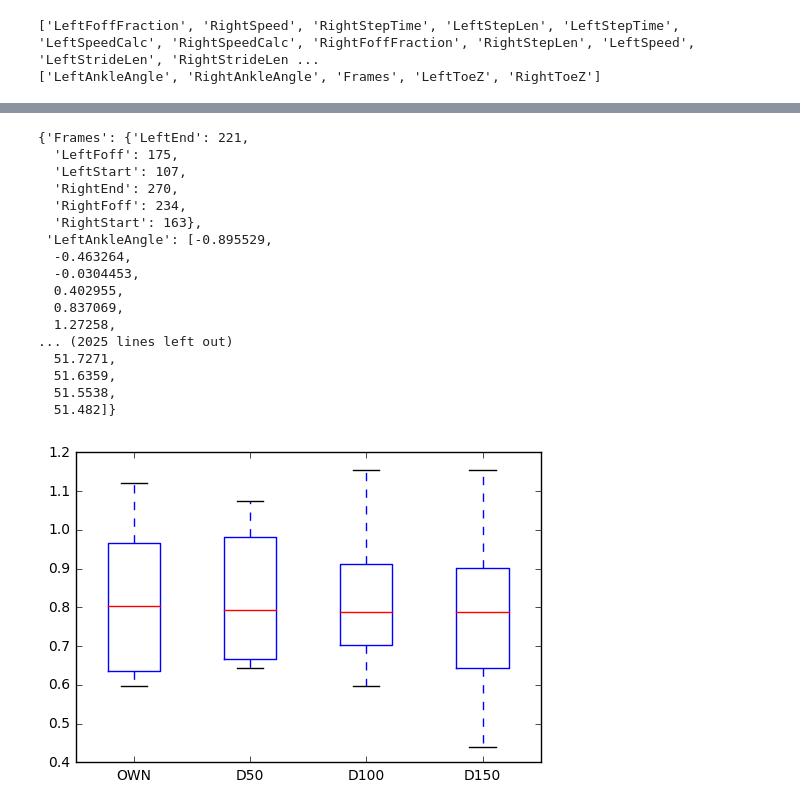
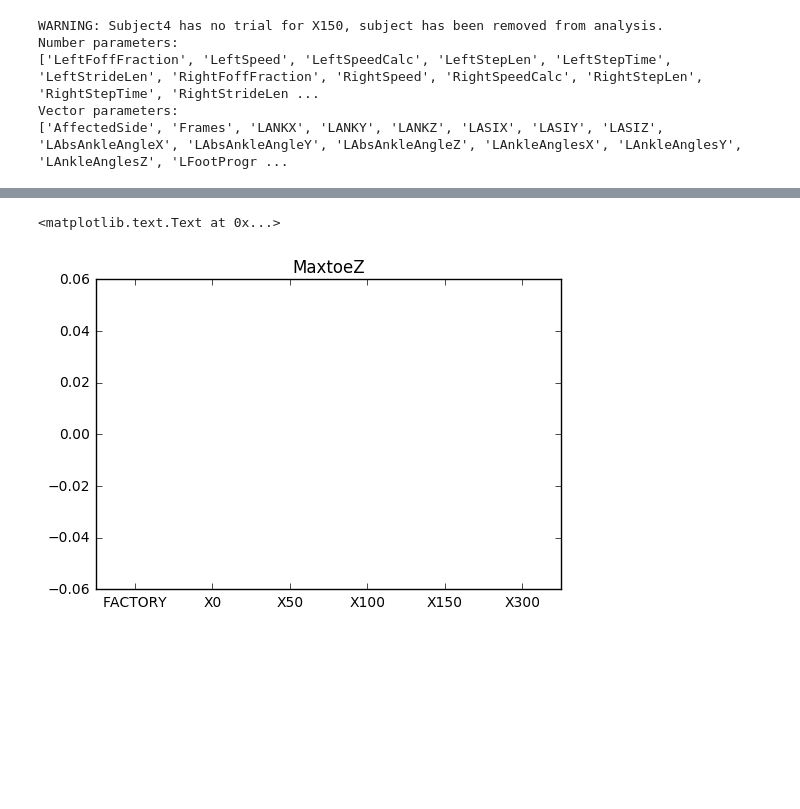
Before and after one commit to simonserenity/nexus-kinematics, a Jupyter notebook: Boxplot.ipynb, the cells around one changed output, grey strips where cells are left out. Cells and saved outputs as stored; diff of their text form; code cells hidden in the pictures; blank space fills up the shorter version.

```diff
--- a/Boxplot.ipynb
+++ b/Boxplot.ipynb
@@ -1,42 +1,60 @@
 # %%
 import pickle
+import numpy as np
 from matplotlib import pyplot as plt
 subjects = {}
-subjectslist = ['Subject1','Subject2','Subject3','Subject4','Subject6','Subject8','Subject9','Subject10','Subject11','Subject12']
+subjectslist = ['Subject2','Subject3','Subject4','Subject7','Subject8','Subject9','Subject10','Subject11','Subject12']
 for n in subjectslist:
     file = n + '.pkl'
-    fileopen = open('MScDataAnalysis/'+file, 'rb')
+    fileopen = open(file, 'rb')
     subjects[n] = pickle.load(fileopen)
     fileopen.close()
     trialnames = list(set(subjects[n].keys()))
 # %%
-trials = ['OWN','D50','D100','D150']
+trials = ['FACTORY','X0','X50','X100','X150','X300']
 paramnames = [x for x in subjects[subjectslist[0]][trials[0]] if type(subjects[subjectslist[0]][trials[0]][x]) is float]
-print(paramnames)
+for subject in subjectslist:
+    for trial in trials:
+        if not subjects[subject][trial]:
+            subjectslist.remove(subject)
+            print('WARNING: %s has no trial for %s, subject has been removed from analysis.' %(subject,trial))
+print('Number parameters:')
+print(sorted(paramnames))
 vectornames = [x for x in subjects[subjectslist[0]][trials[0]] if type(subjects[subjectslist[0]][trials[0]][x]) is not float]
-print(vectornames)
+print('Vector parameters:')
+print(sorted(vectornames))
 # %% [output]
-['LeftFoffFraction', 'RightSpeed', 'RightStepTime', 'LeftStepLen', 'LeftStepTime', 'LeftSpeedCalc', 'RightSpeedCalc', 'RightFoffFraction', 'RightStepLen', 'LeftSpeed', 'LeftStrideLen', 'RightStrideLen ...
-['LeftAnkleAngle', 'RightAnkleAngle', 'Frames', 'LeftToeZ', 'RightToeZ']
+WARNING: Subject4 has no trial for X150, subject has been removed from analysis.
+Number parameters:
+['LeftFoffFraction', 'LeftSpeed', 'LeftSpeedCalc', 'LeftStepLen', 'LeftStepTime', 'LeftStrideLen', 'RightFoffFraction', 'RightSpeed', 'RightSpeedCalc', 'RightStepLen', 'RightStepTime', 'RightStrideLen ...
+Vector parameters:
+['AffectedSide', 'Frames', 'LANKX', 'LANKY', 'LANKZ', 'LASIX', 'LASIY', 'LASIZ', 'LAbsAnkleAngleX', 'LAbsAnkleAngleY', 'LAbsAnkleAngleZ', 'LAnkleAnglesX', 'LAnkleAnglesY', 'LAnkleAnglesZ', 'LFootProgr ...
 # %%
 for subject in subjectslist:
     for trial in trials:
-        try:
-            toe = subjects[subject][trial]['RightToeZ']
-            subjects[subject][trial]['MaxRtoeZ'] = max(toe[int(len(toe)*0.2):int(len(toe)*0.8)])
-            subjects[subject][trial]['MinRtoeZ'] = min(toe[int(len(toe)*0.2):int(len(toe)*0.8)])
-        except KeyError:
-            continue
+        for side in ['Left','Right']:
+            try:
+                toe = subjects[subject][trial][side+'ToeZ']
+                subjects[subject][trial][side+'MaxtoeZ'] = max(toe[int(len(toe)*0.2):int(len(toe)*0.8)]) - min(toe)
+                subjects[subject][trial][side+'MintoeZ'] = min(toe[int(len(toe)*0.2):int(len(toe)*0.8)]) - min(toe)
+            except KeyError:
+                continue
 # %%
+analysis = 'MaxtoeZ'
 data = [[] for _ in range(len(trials))]
 for subjectnum in range(len(subjectslist)):
     subject = subjectslist[subjectnum]
+    fesside = subjects[subject][trials[0]]['AffectedSide']
     for trialnum in range(len(trials)):
+        print(subjects[subject][trial].keys())
         try:
             trial = trials[trialnum]
-            data[trialnum].append(subjects[subject][trial]['LeftStrideLen'])
-            print(data)
-            print(trialnum)
+            data[trialnum].append(subjects[subject][trial][fesside+analysis])
         except KeyError:
             continue
+
+print(data)
+%matplotlib inline
+box = plt.boxplot(data, labels=trials)
+plt.title(analysis)
 # %% [output]
@@ -60,25 +78,2 @@ for subjectnum in range(len(subjectslist)):
+<matplotlib.text.Text at 0x...>
+[figure, added]
-# %%
-subjects['Subject1']['D100']
-# %% [output]
-{'Frames': {'LeftEnd': 221,
-  'LeftFoff': 175,
-  'LeftStart': 107,
-  'RightEnd': 270,
-  'RightFoff': 234,
-  'RightStart': 163},
- 'LeftAnkleAngle': [-0.895529,
-  -0.463264,
-  -0.0304453,
-  0.402955,
-  0.837069,
-  1.27258,
-... (2025 lines left out)
-  51.7271,
-  51.6359,
-  51.5538,
-  51.482]}
-# %%
-%matplotlib inline
-box = plt.boxplot(data, labels=trials)
-# %% [output]
-[figure, removed]
```
Also changed, not shown: parts of 4 cells of this notebook.
